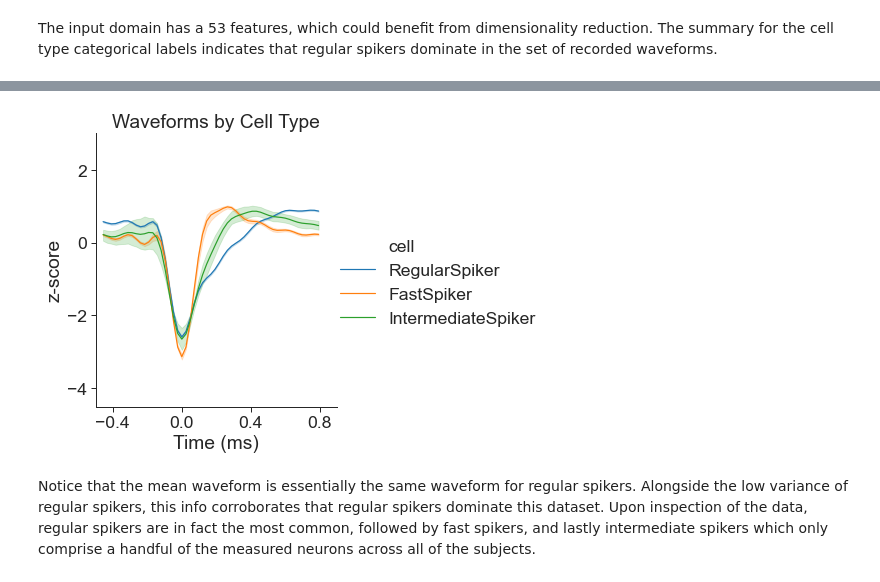
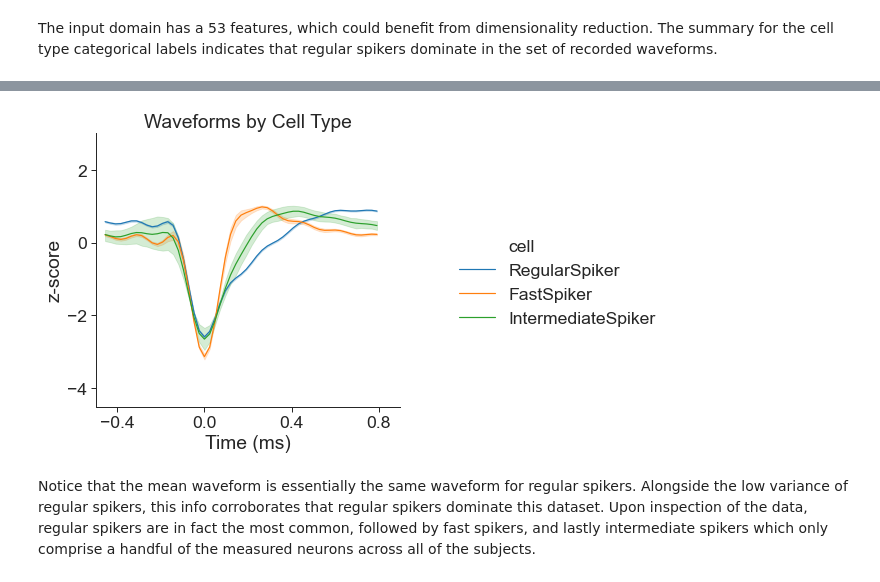
Before and after one commit to zstoebs/neural_dim_reduction, a Jupyter notebook: waveform_to_cell_type.ipynb, the cells around one changed output, grey strips where cells are left out. Drawn from its saved outputs; the diff is of its cells as text; code cells hidden in the pictures.

```diff
--- a/waveform_to_cell_type.ipynb
+++ b/waveform_to_cell_type.ipynb
@@ -108,20 +111,22 @@ plt.gcf().savefig("imgs/mean_waveform.png")
 # %%
 ### visualize waveform cell types
 
 # creating a long-form dataframe for seaborn plotting
 points = []
 r, c = X.shape
 for i in range(r):
     for j in range(c):
         points += [(features[j],X[i,j],G[i])]
 
 norm_data = pd.DataFrame(points,columns=['timepoint','signal','cell'])
 
 sns.relplot(data=norm_data,x='timepoint',y='signal',hue='cell',kind='line')
 meta('Waveforms by Cell Type','Time (ms)','z-score')
-plt.gcf().savefig("imgs/waveform_by_cell_type.png")
+fig = plt.gcf()
+fig.set_size_inches(10, 5)
+fig.savefig("imgs/waveform_by_cell_type.png")
 # %% [output]
-[figure, old version]
+[figure, new version]
 # %% [markdown]
 Notice that the mean waveform is essentially the same waveform for regular spikers. Alongside the low variance of regular spikers, this info corroborates that regular spikers dominate this dataset. Upon inspection of the data, regular spikers are in fact the most common, followed by fast spikers, and lastly intermediate spikers which only comprise a handful of the measured neurons across all of the subjects.
 # %% [markdown]
```
Also changed, not shown: parts of 7 cells of this notebook, 5 other files.
